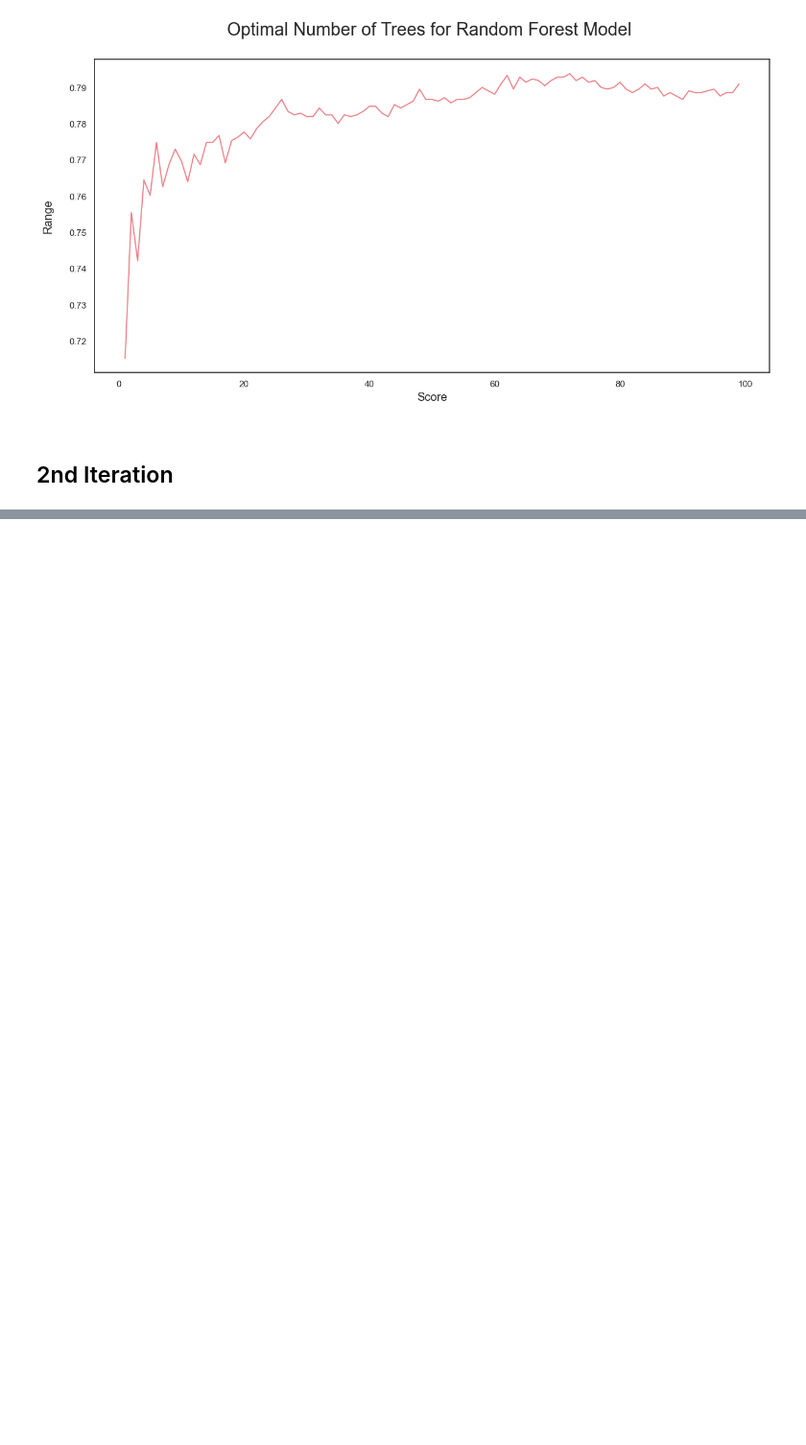
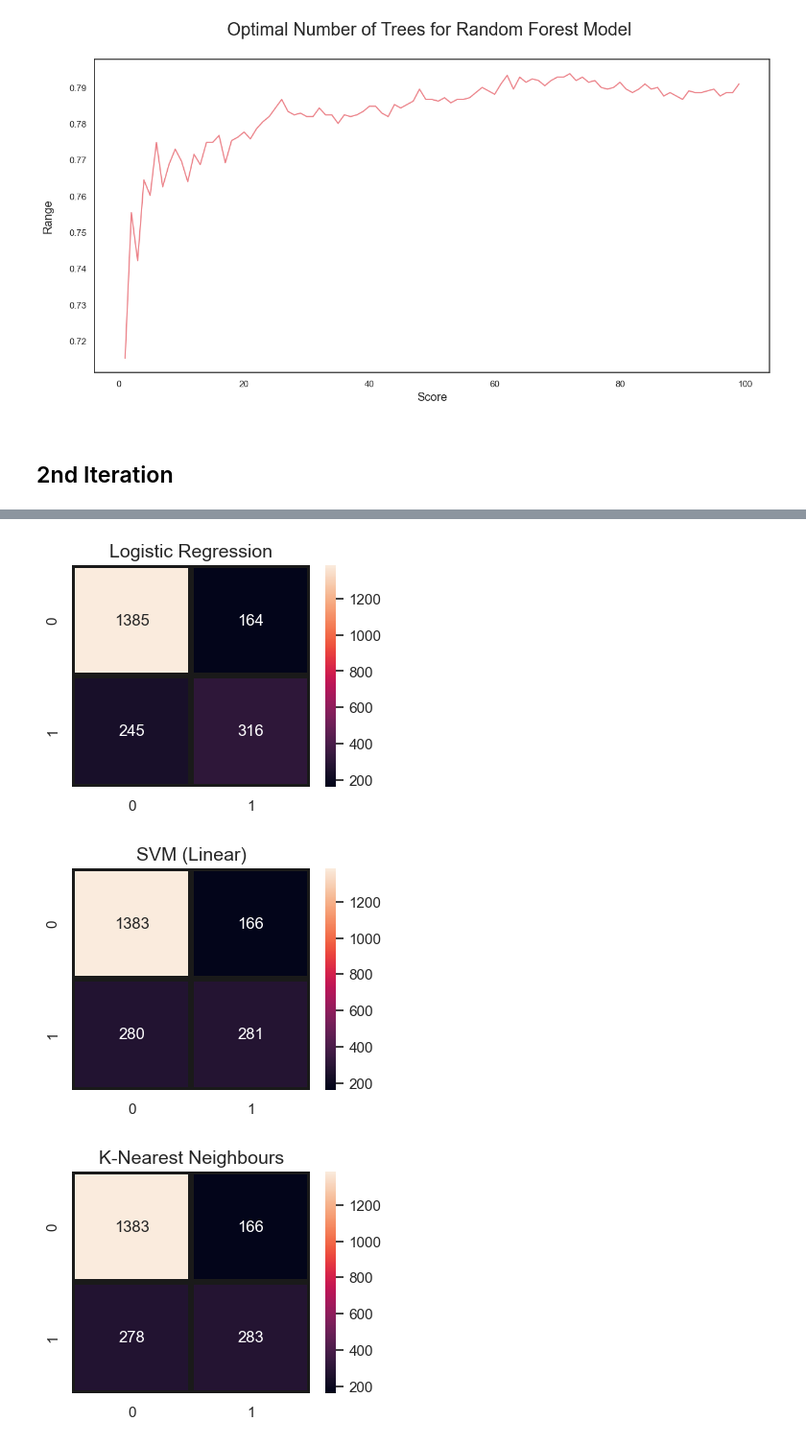
Before and after one commit to sAkhil2027/Telecom_Customer_Churn_Prediction, a Jupyter notebook: Scripts/Customer churn prediction.ipynb, the cells around one changed output, grey strips where cells are left out. Shown at 96% size. Saved outputs shown, nothing was run; the diff lists cells and outputs as text; code cells hidden in the pictures; blank space fills up the shorter version.

Commit message:
scripts/evaluation: compute confusion matrices and aggregate classification metrics

```diff
--- a/Scripts/Customer churn prediction.ipynb
+++ b/Scripts/Customer churn prediction.ipynb
@@ -893,0 +922,24 @@ y_pred10 = classifier10.predict(X_test)
+# %%
+model_predictions = [
+    ("Logistic Regression", y_pred),
+    ("SVM (Linear)", y_pred2),
+    ("K-Nearest Neighbours", y_pred3),
+    ("Kernel SVM", y_pred4),
+    ("Naive Bayes", y_pred5),
+    ("Decision Tree", y_pred6),
+    ("Random Forest", y_pred7),
+    ("Adaboost", y_pred8),
+    ("Gradient Boost", y_pred9),
+    ("Voting Classifier", y_pred10),
+]
+
+for name, preds in model_predictions:
+    plt.figure(figsize=(4,3))
+    sns.heatmap(confusion_matrix(y_test, preds),
+                annot=True, fmt="d", linecolor="k", linewidths=3)
+    plt.title(name, fontsize=14)
+    plt.show()
+# %% [output]
+[figure, added]
+[figure, added]
+[figure, added]
```
Also changed, not shown: parts of 3 cells of this notebook.
